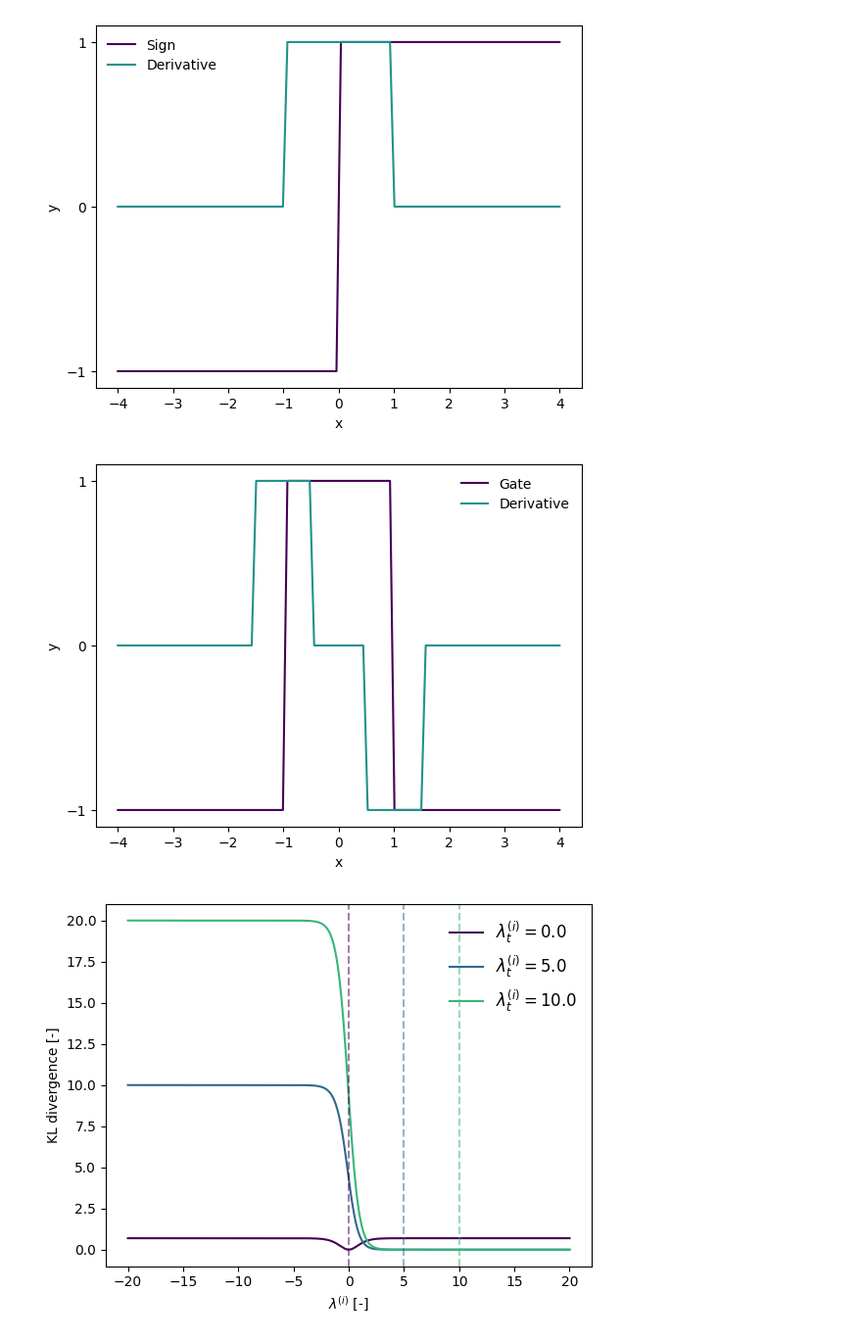
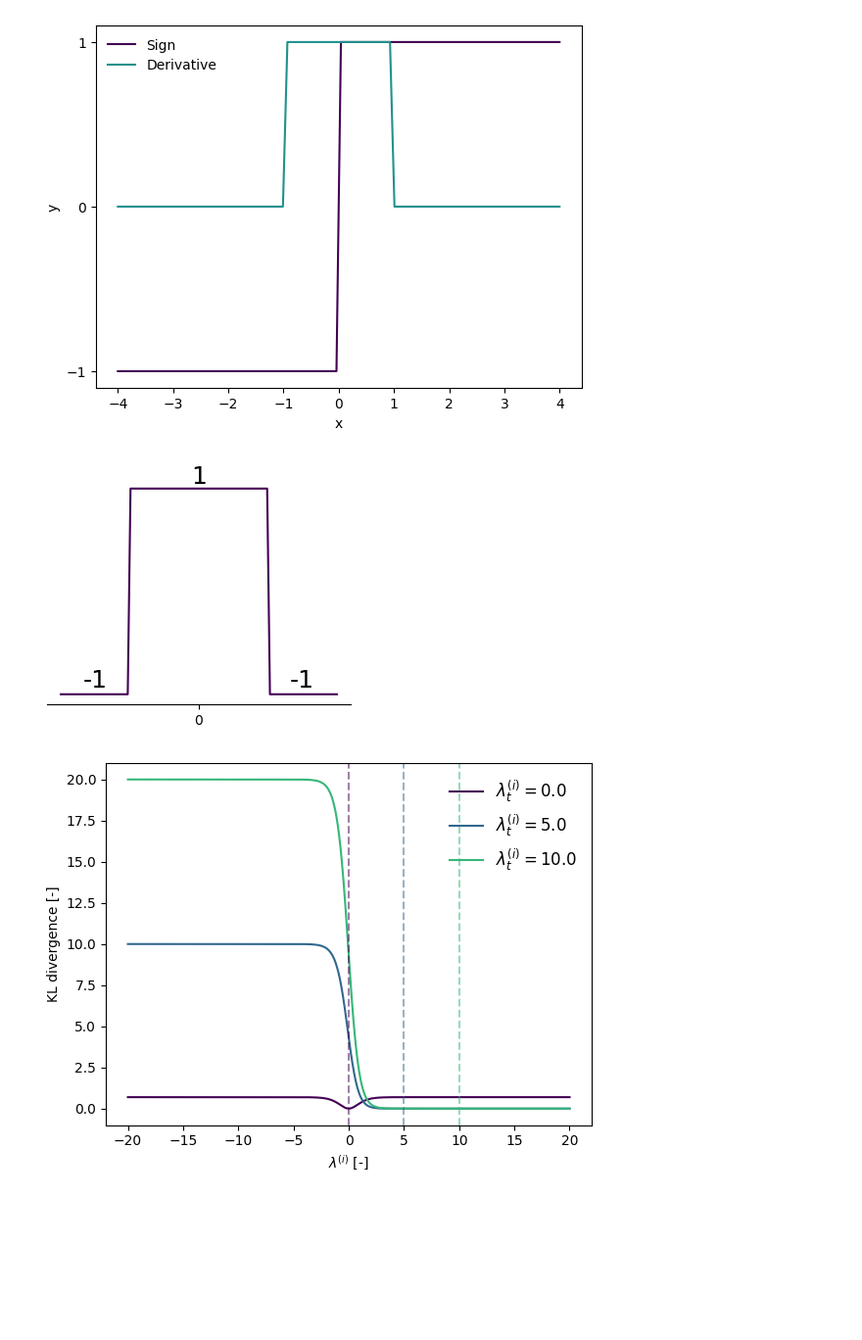
Before and after one commit to kellian-cottart/binarized-neural-networks, a Jupyter notebook: paper-figures.ipynb, the cells around one changed output. Shown: that part at 98% size. Drawn from its saved outputs; the diff is of its cells as text; code cells hidden in the pictures; blank space fills up the shorter version.

Commit message:
feat: added paper figures

```diff
--- a/paper-figures.ipynb
+++ b/paper-figures.ipynb
@@ -121,27 +186,44 @@ plt.show()
 # %% [output]
 [figure]
 # %%
-x = torch.linspace(-4, 4, 100)
+x = torch.linspace(-2, 2, 100)
 width = 1
 palette = plt.get_cmap('viridis', 3)
 gate = lambda x, width: 2*(x.abs() < width).float() - 1
 backprop = lambda x, width: (((x > -3*width/2) & (x < -width/2)).float() -
                               ((x > width/2) & ((x < 3*width/2))).float())
-fig, ax = plt.subplots()
+fig, ax = plt.subplots(figsize=(4, 3))
 ax.plot(x, gate(x, width), label="Gate", color=palette(0))
-ax.plot(x, backprop(x, width), label="Derivative", color=palette(1))
-ax.legend(frameon=False)
-ax.set_xlabel("x")
-ax.set_ylabel("y")
+#ax.plot(x, backprop(x, width), label="Derivative", color=palette(1))
+#ax.legend(frameon=False)
+# ax.set_xlabel("x")
+# ax.set_ylabel("y")
 # one tick every 0.5 on y on major ticks
 ax.yaxis.set_major_locator(MultipleLocator(1))
 ax.yaxis.set_minor_locator(MultipleLocator(1))
 title = versionning(folder="./paper/figures", title="gate", format=".pdf")
 plt.savefig(title, format="pdf", bbox_inches='tight')
 plt.savefig(title.replace(".pdf", ".svg"), format="svg", bbox_inches='tight')
+# remove splines
+ax.spines['top'].set_visible(False)
+ax.spines['right'].set_visible(False)
+ax.spines['left'].set_visible(False)
+#ax.spines['bottom'].set_visible(False)
+# remove ticks
+ax.tick_params(axis='both', which='both', bottom=True, top=False, left=False, right=False)
+# remove labels
+ax.set_xticks([0])
+# remove yticks and labels
+ax.set_yticks([])
+ax.set_yticklabels([])
+# text 1 on top and -1 on bottom
+ax.text(0, 1, '1', ha='center', va='bottom', color='black', fontsize=18)
+# -1 should be on top of the graph on the bottom left and bottom right
+ax.text(-1.5, -0.75, '-1', ha='center', va='top', color='black', fontsize=18)
+ax.text(1.5, -0.75, '-1', ha='center', va='top', color='black', fontsize=18)
 plt.show()
 # %% [output]
-[figure, old version]
+[figure, new version]
 # %%
 lambda_t = torch.tensor([0, 5, 10])
 lambda_ = torch.linspace(-20, 20, 1000)
```
Also changed, not shown: parts of 2 cells of this notebook, 4 other files.
